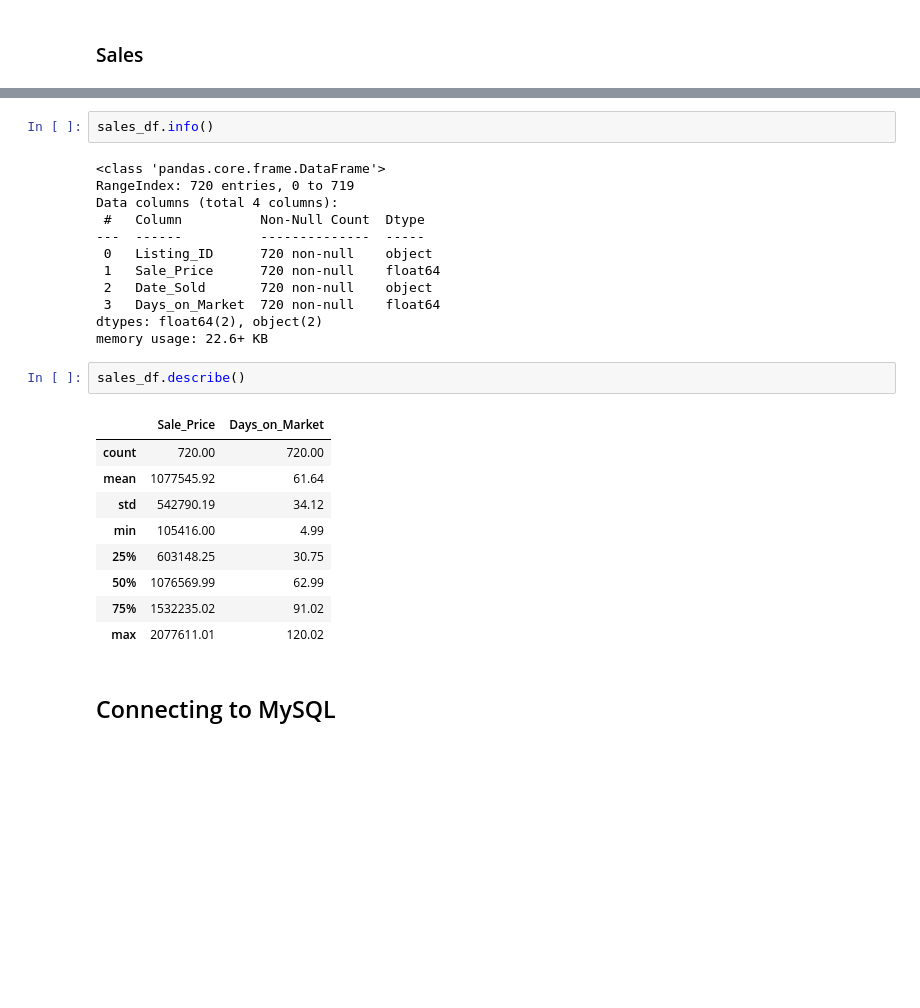
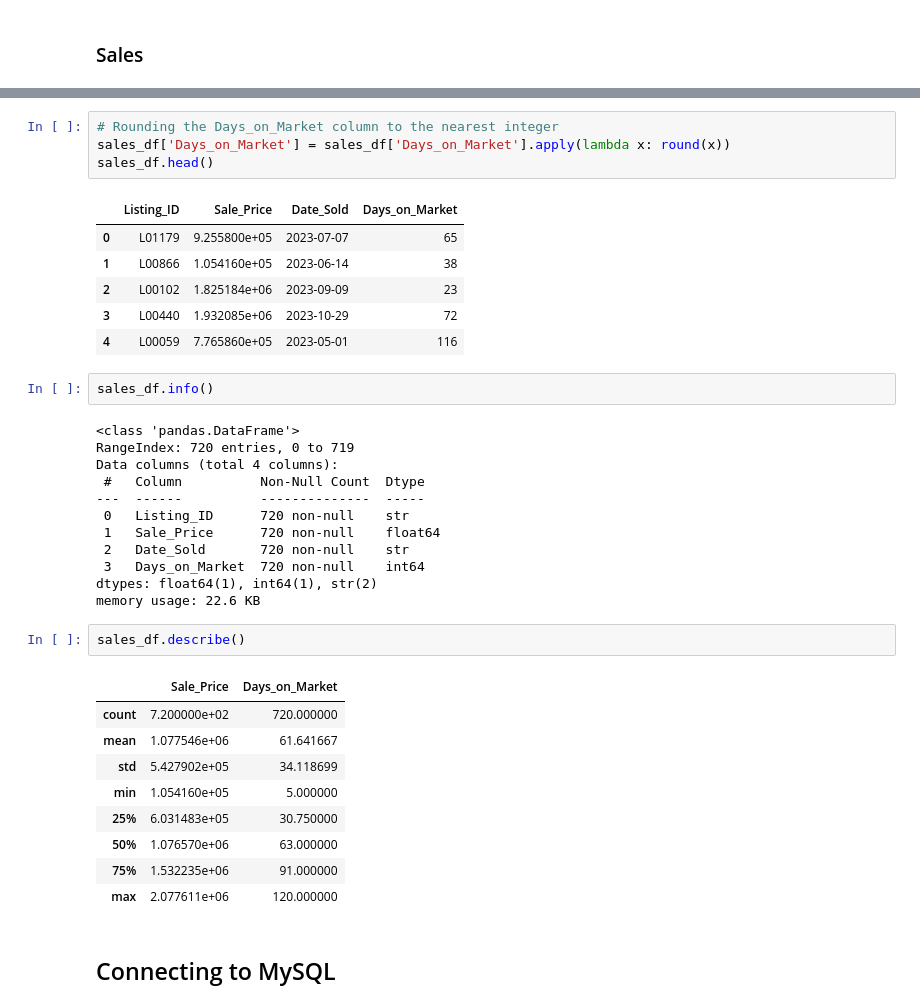
Before and after one commit to JS-Tharun/Real-Estate-Analysis, a Jupyter notebook: notebook.ipynb, the cells around one changed output, grey strips where cells are left out. Drawn from its saved outputs; the diff is of its cells as text; blank space fills up the shorter version.

```diff
--- a/notebook.ipynb
+++ b/notebook.ipynb
@@ -465,29 +439,40 @@ sales_df.tail()
+# %%
+# Rounding the Days_on_Market column to the nearest integer
+sales_df['Days_on_Market'] = sales_df['Days_on_Market'].apply(lambda x: round(x))
+sales_df.head()
+# %% [output]
+|  | Listing_ID | Sale_Price | Date_Sold | Days_on_Market |
+| 0 | L01179 | 9.255800e+05 | 2023-07-07 | 65 |
+| 1 | L00866 | 1.054160e+05 | 2023-06-14 | 38 |
+| 2 | L00102 | 1.825184e+06 | 2023-09-09 | 23 |
+| 3 | L00440 | 1.932085e+06 | 2023-10-29 | 72 |
+| 4 | L00059 | 7.765860e+05 | 2023-05-01 | 116 |
 # %%
 sales_df.info()
 # %% [output]
-<class 'pandas.core.frame.DataFrame'>
+<class 'pandas.DataFrame'>
 RangeIndex: 720 entries, 0 to 719
 Data columns (total 4 columns):
  #   Column          Non-Null Count  Dtype
 ---  ------          --------------  -----
- 0   Listing_ID      720 non-null    object
+ 0   Listing_ID      720 non-null    str
  1   Sale_Price      720 non-null    float64
- 2   Date_Sold       720 non-null    object
- 3   Days_on_Market  720 non-null    float64
-dtypes: float64(2), object(2)
-memory usage: 22.6+ KB
+ 2   Date_Sold       720 non-null    str
+ 3   Days_on_Market  720 non-null    int64
+dtypes: float64(1), int64(1), str(2)
+memory usage: 22.6 KB
 # %%
 sales_df.describe()
 # %% [output]
 |  | Sale_Price | Days_on_Market |
-| count | 720.00 | 720.00 |
-| mean | 1077545.92 | 61.64 |
-| std | 542790.19 | 34.12 |
-| min | 105416.00 | 4.99 |
-| 25% | 603148.25 | 30.75 |
-| 50% | 1076569.99 | 62.99 |
-| 75% | 1532235.02 | 91.02 |
-| max | 2077611.01 | 120.02 |
+| count | 7.200000e+02 | 720.000000 |
+| mean | 1.077546e+06 | 61.641667 |
+| std | 5.427902e+05 | 34.118699 |
+| min | 1.054160e+05 | 5.000000 |
+| 25% | 6.031483e+05 | 30.750000 |
+| 50% | 1.076570e+06 | 63.000000 |
+| 75% | 1.532235e+06 | 91.000000 |
+| max | 2.077611e+06 | 120.000000 |
 # %% [markdown]
 ## Connecting to MySQL
 # %%
```
Also changed, not shown: parts of 33 cells of this notebook.
